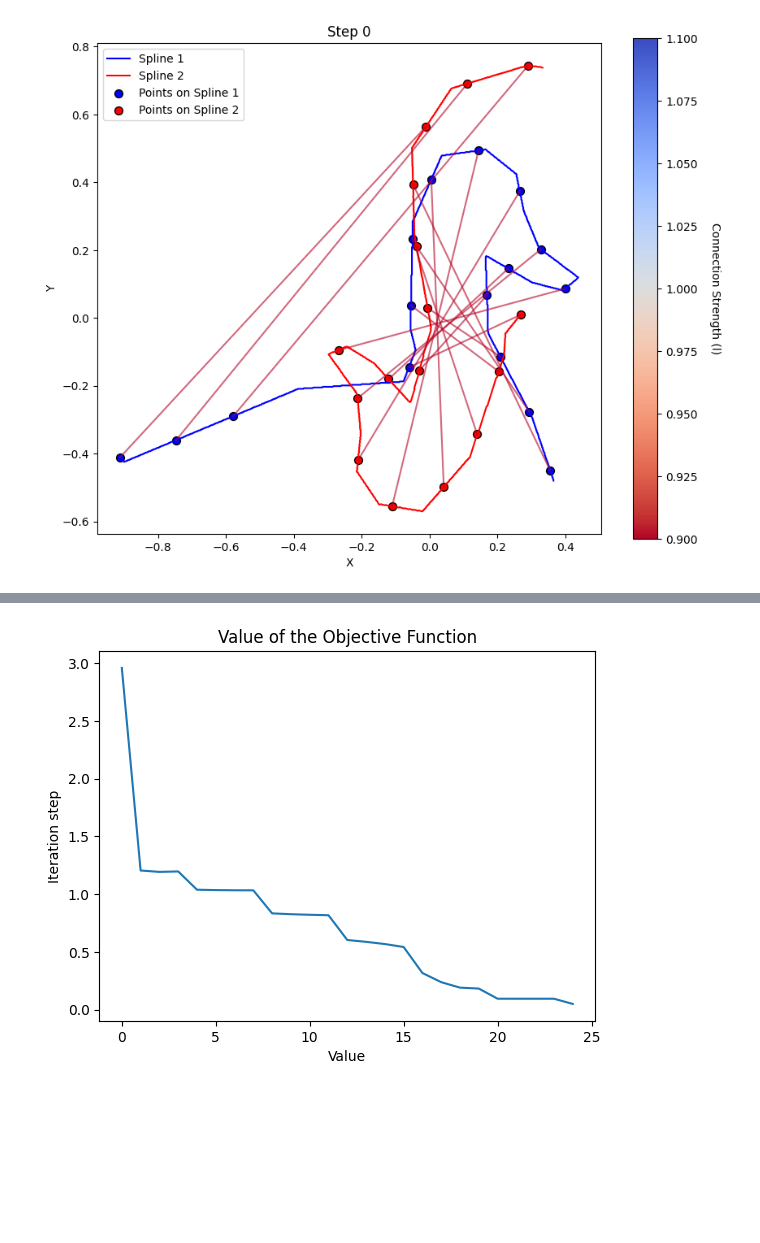
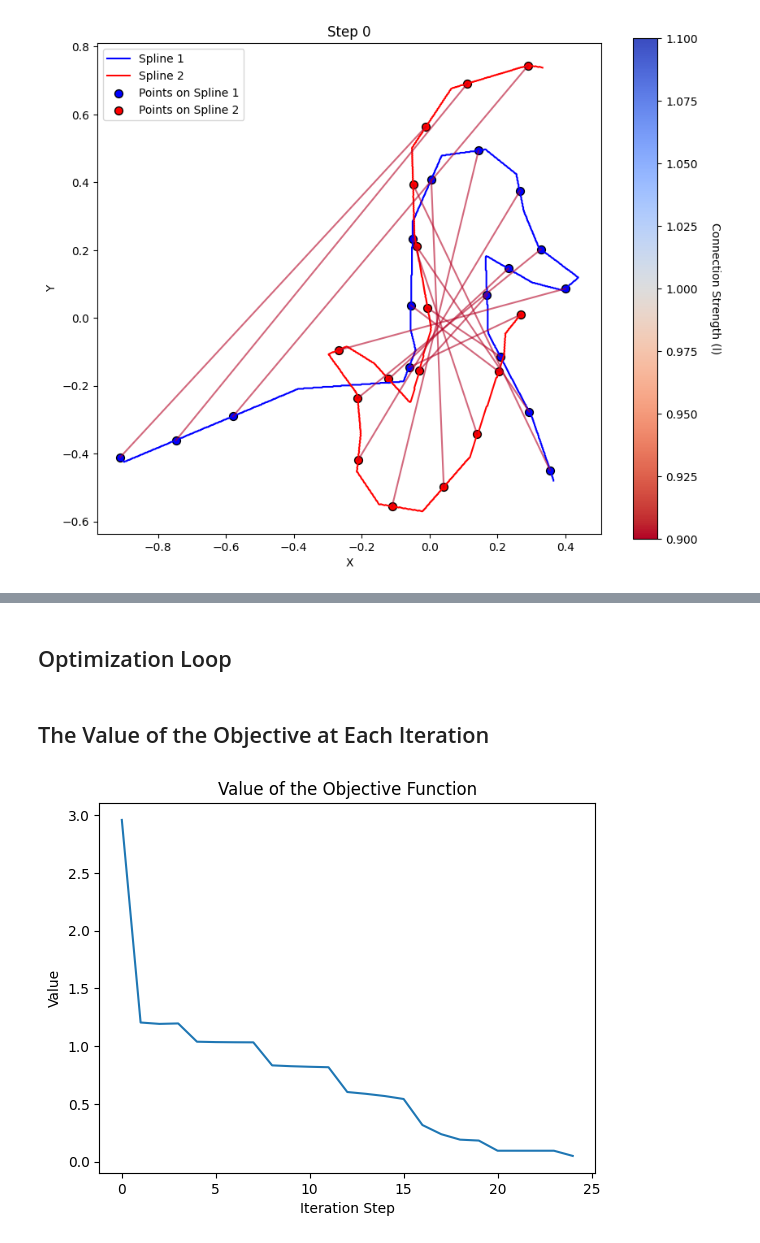
Before and after one commit to karinsifri/Fast-Global-Registration, a Jupyter notebook: demo/optimization.ipynb, the cells around one changed output, grey strips where cells are left out. Saved outputs shown, nothing was run; the diff lists cells and outputs as text; code cells hidden in the pictures; blank space fills up the shorter version.

```diff
--- a/demo/optimization.ipynb
+++ b/demo/optimization.ipynb
@@ -71,6 +95,8 @@ def optimization_step_2d(p: np.ndarray, q: np.ndarray, t_: np.ndarray, mu_: floa
     objective = pairwise_objective_2d(result.x, p, q, t_, l_).sum() + (mu_ * (np.sqrt(l_) - 1) ** 2).sum()
 
     return t_new, l_, objective
+# %% [markdown]
+## Optimization Loop
 # %%
 t = np.identity(3)
 mu = 1
@@ -88,12 +114,14 @@ for i in range(25):
 
     if i % 4 == 3:  # every 4 iterations
         mu /= 2
+# %% [markdown]
+## The Value of the Objective at Each Iteration
 # %%
 plt.plot(objective_values)
 plt.title("Value of the Objective Function")
-plt.xlabel("Value")
-plt.ylabel("Iteration step")
+plt.xlabel("Iteration Step")
+plt.ylabel("Value")
 plt.show()
 # %% [output]
-[figure, old version]
+[figure, new version]
 # %%
```
Also changed, not shown: parts of 6 cells of this notebook.
